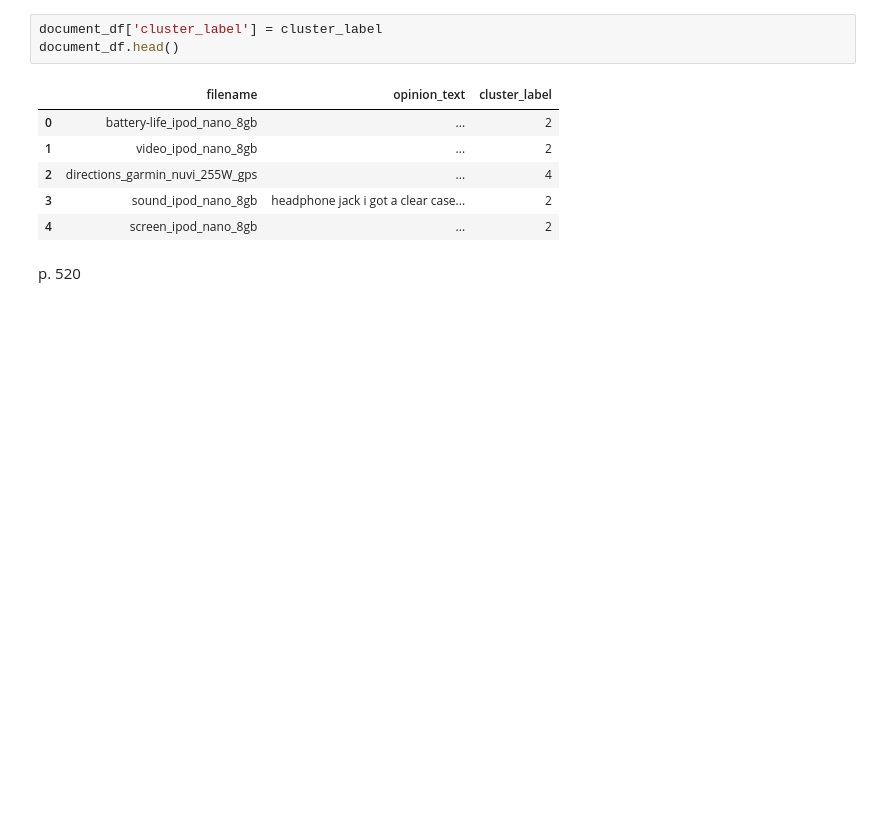
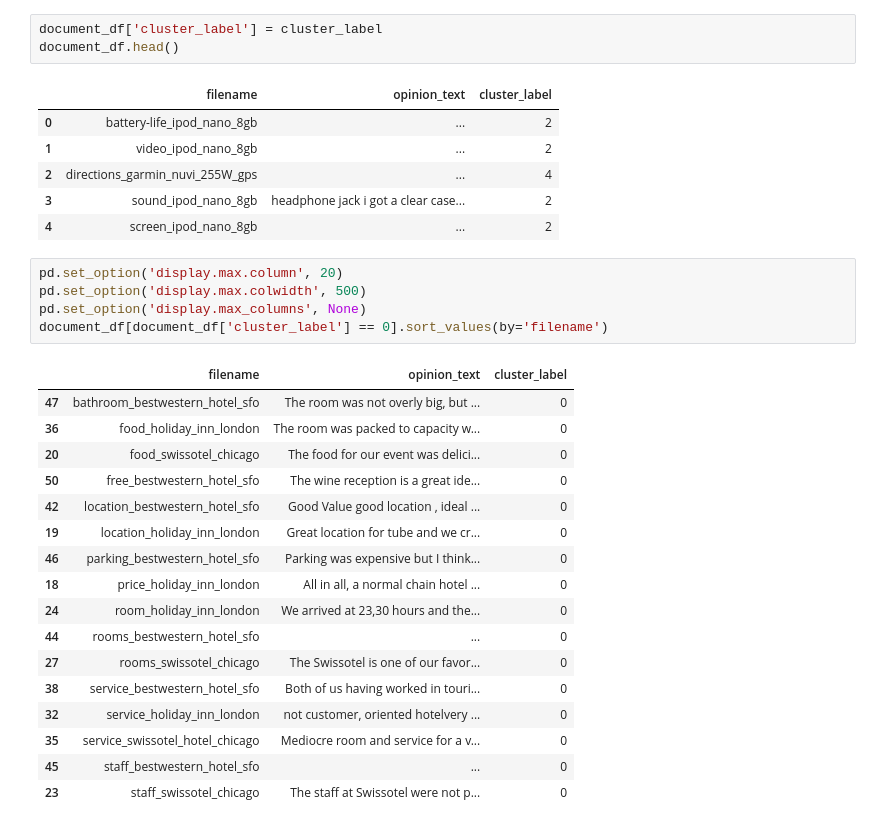
Before and after one commit to johyunkang/python-ml-guide, a Jupyter notebook: python_ml_perfect_guide_08_TextAnal_07OpinionReview.ipynb, the cells around one changed output. Drawn from its saved outputs; the diff is of its cells as text; blank space fills up the shorter version.

Commit message:
07 Opinion Review Done

```diff
--- a/python_ml_perfect_guide_08_TextAnal_07OpinionReview.ipynb
+++ b/python_ml_perfect_guide_08_TextAnal_07OpinionReview.ipynb
@@ -116,5 +116,26 @@ document_df.head()
 | 2 | directions_garmin_nuvi_255W_gps | ... | 4 |
 | 3 | sound_ipod_nano_8gb | headphone jack i got a clear case... | 2 |
 | 4 | screen_ipod_nano_8gb | ... | 2 |
-# %% [markdown]
-p. 520
+# %%
+pd.set_option('display.max.column', 20)
+pd.set_option('display.max.colwidth', 500)
+pd.set_option('display.max_columns', None)
+document_df[document_df['cluster_label'] == 0].sort_values(by='filename')
+# %% [output]
+|  | filename | opinion_text | cluster_label |
+| 47 | bathroom_bestwestern_hotel_sfo | The room was not overly big, but ... | 0 |
+| 36 | food_holiday_inn_london | The room was packed to capacity w... | 0 |
+| 20 | food_swissotel_chicago | The food for our event was delici... | 0 |
+| 50 | free_bestwestern_hotel_sfo | The wine reception is a great ide... | 0 |
+| 42 | location_bestwestern_hotel_sfo | Good Value good location , ideal ... | 0 |
+| 19 | location_holiday_inn_london | Great location for tube and we cr... | 0 |
+| 46 | parking_bestwestern_hotel_sfo | Parking was expensive but I think... | 0 |
+| 18 | price_holiday_inn_london | All in all, a normal chain hotel ... | 0 |
+| 24 | room_holiday_inn_london | We arrived at 23,30 hours and the... | 0 |
+| 44 | rooms_bestwestern_hotel_sfo | ... | 0 |
+| 27 | rooms_swissotel_chicago | The Swissotel is one of our favor... | 0 |
+| 38 | service_bestwestern_hotel_sfo | Both of us having worked in touri... | 0 |
+| 32 | service_holiday_inn_london | not customer, oriented hotelvery ... | 0 |
+| 35 | service_swissotel_hotel_chicago | Mediocre room and service for a v... | 0 |
+| 45 | staff_bestwestern_hotel_sfo | ... | 0 |
+| 23 | staff_swissotel_chicago | The staff at Swissotel were not p... | 0 |
```
Also changed, not shown: parts of 12 cells of this notebook.
